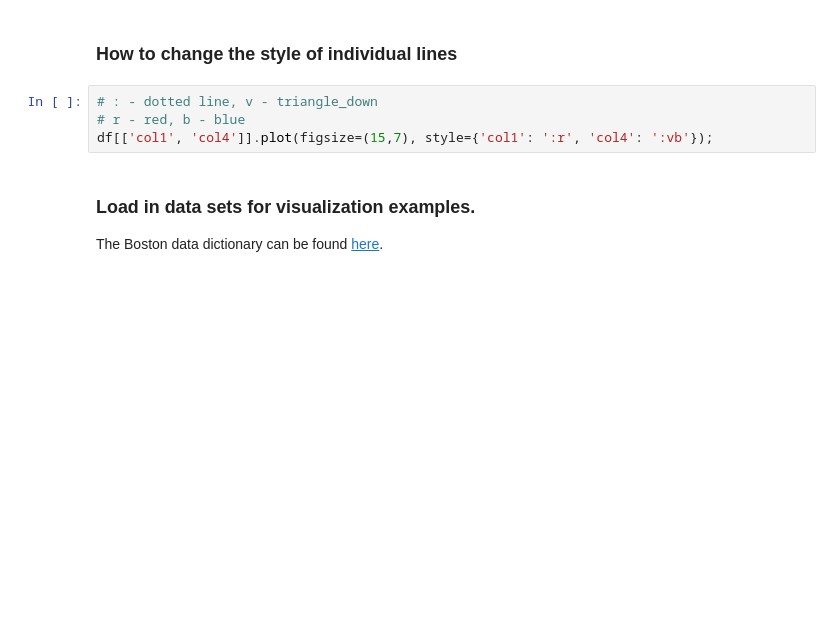
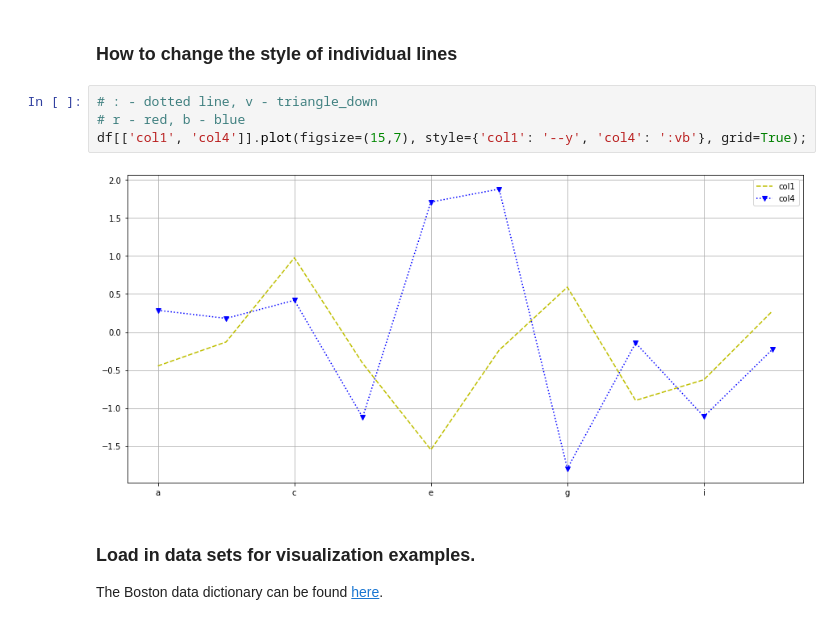
Before and after one commit to aidanconnolly/ga-ds829-data-visualization-in-python, a Jupyter notebook: practice/python-data-viz-lab.ipynb, the cells around one changed output. Cells and saved outputs as stored; diff of their text form; blank space fills up the shorter version.

```diff
--- a/practice/python-data-viz-lab.ipynb
+++ b/practice/python-data-viz-lab.ipynb
@@ -101,7 +121,9 @@ df['col1'].plot(color='crimson', figsize=(16,8));
 # %%
 # : - dotted line, v - triangle_down
 # r - red, b - blue
-df[['col1', 'col4']].plot(figsize=(15,7), style={'col1': ':r', 'col4': ':vb'});
+df[['col1', 'col4']].plot(figsize=(15,7), style={'col1': '--y', 'col4': ':vb'}, grid=True);
+# %% [output]
+[figure, added]
 # %% [markdown]
 ### Load in data sets for visualization examples.
 
```
Also changed, not shown: parts of 68 cells of this notebook, 2 other files.
